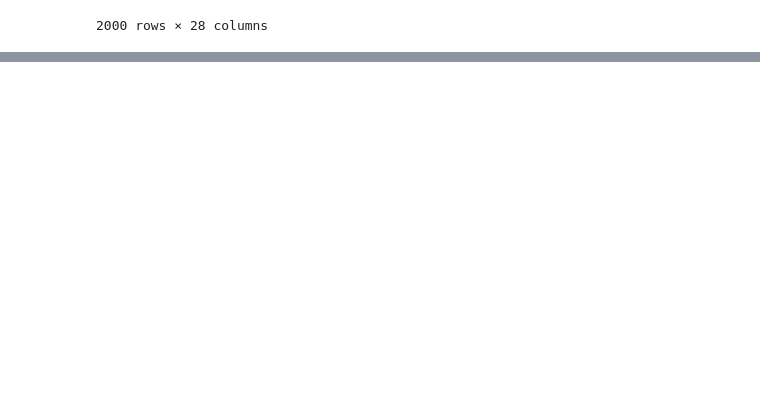
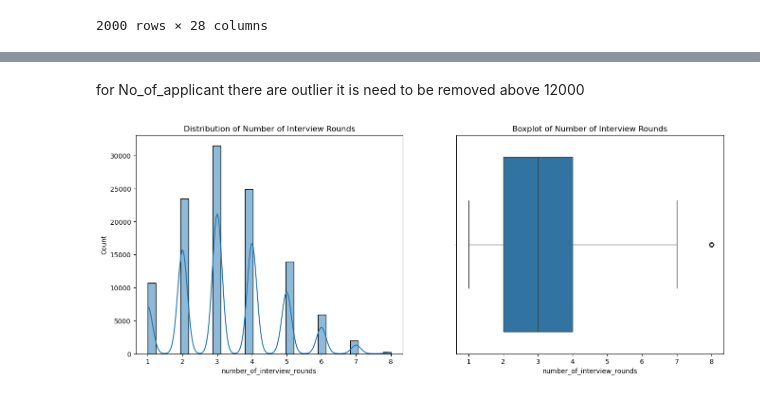
Before and after one commit to varunkumar-2107/MLCoE-Tasks, a Jupyter notebook: Task_1/task.ipynb, the cells around one changed output, grey strips where cells are left out. Drawn from its saved outputs; the diff is of its cells as text; code cells hidden in the pictures; blank space fills up the shorter version.

```diff
--- a/Task_1/task.ipynb
+++ b/Task_1/task.ipynb
@@ -117,0 +212,16 @@ df[df["job_id"].duplicated()].sort_values("job_id")
+# %% [markdown]
+for No_of_applicant there are outlier it is need to be removed above 12000
+# %%
+# number_of_interview_rounds
+plt.figure(figsize=(16,6))
+plt.subplot(1,2,1)
+sns.histplot(df['number_of_interview_rounds'], bins=30, kde=True)
+plt.title('Distribution of Number of Interview Rounds')
+
+plt.subplot(1,2,2)
+sns.boxplot(x='number_of_interview_rounds', data=df)
+plt.title('Boxplot of Number of Interview Rounds')
+
+plt.show()
+# %% [output]
+[figure, added]
```
Also changed, not shown: parts of 23 cells of this notebook.
